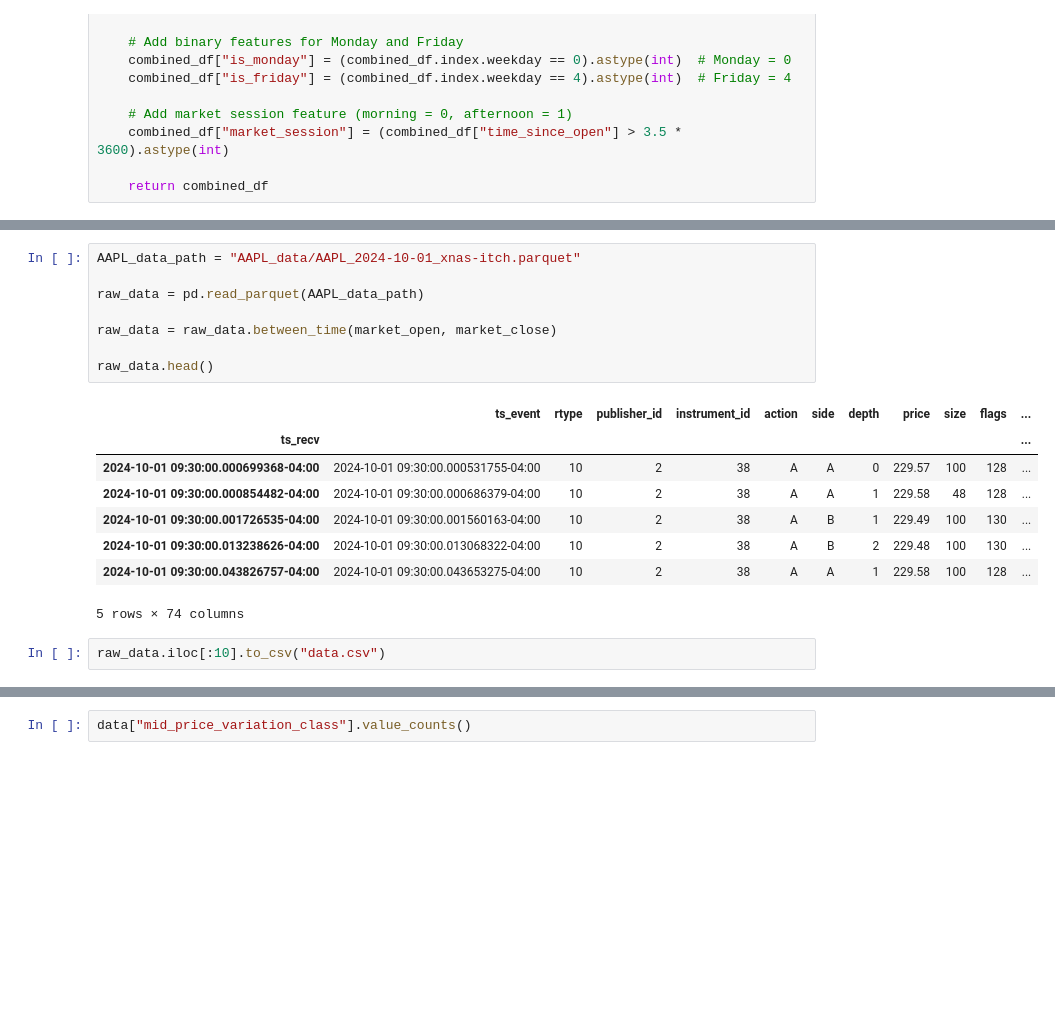
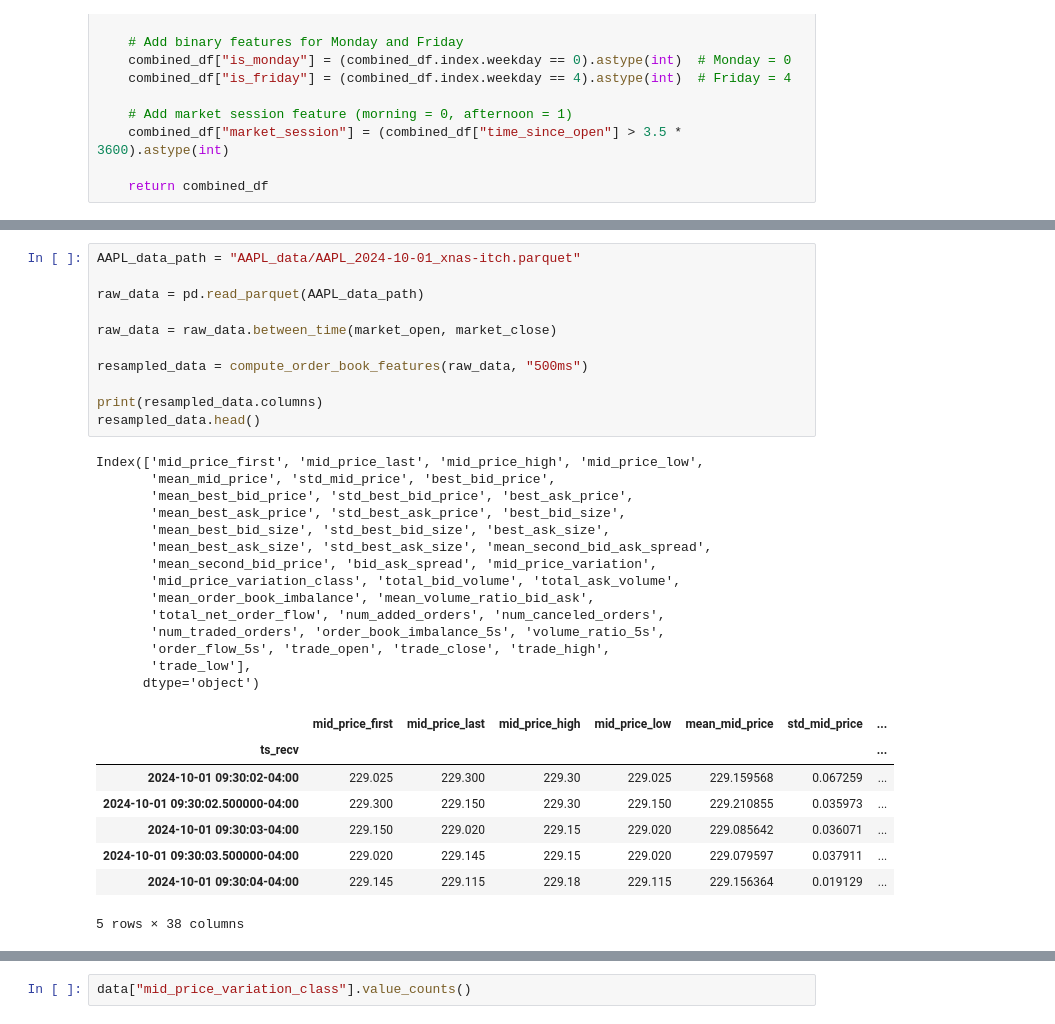
Before and after one commit to LiaoLaurent/Stock-Prediction-Deep-Learning, a Jupyter notebook: feature_engineering.ipynb, the cells around one changed output, grey strips where cells are left out. Drawn from its saved outputs; the diff is of its cells as text; blank space fills up the shorter version.

```diff
--- a/feature_engineering.ipynb
+++ b/feature_engineering.ipynb
@@ -291,19 +242,34 @@ def compute_order_book_features(raw_data, resample_rate, include_all_depths=Fals
 # %%
 AAPL_data_path = "AAPL_data/AAPL_2024-10-01_xnas-itch.parquet"
 
 raw_data = pd.read_parquet(AAPL_data_path)
 
 raw_data = raw_data.between_time(market_open, market_close)
 
-raw_data.head()
+resampled_data = compute_order_book_features(raw_data, "500ms")
+
+print(resampled_data.columns)
+resampled_data.head()
 # %% [output]
+Index(['mid_price_first', 'mid_price_last', 'mid_price_high', 'mid_price_low',
+       'mean_mid_price', 'std_mid_price', 'best_bid_price',
+       'mean_best_bid_price', 'std_best_bid_price', 'best_ask_price',
+       'mean_best_ask_price', 'std_best_ask_price', 'best_bid_size',
+       'mean_best_bid_size', 'std_best_bid_size', 'best_ask_size',
+       'mean_best_ask_size', 'std_best_ask_size', 'mean_second_bid_ask_spread',
+       'mean_second_bid_price', 'bid_ask_spread', 'mid_price_variation',
+       'mid_price_variation_class', 'total_bid_volume', 'total_ask_volume',
+       'mean_order_book_imbalance', 'mean_volume_ratio_bid_ask',
+       'total_net_order_flow', 'num_added_orders', 'num_canceled_orders',
+       'num_traded_orders', 'order_book_imbalance_5s', 'volume_ratio_5s',
+       'order_flow_5s', 'trade_open', 'trade_close', 'trade_high',
+       'trade_low'],
+      dtype='object')
-|  | ts_event | rtype | publisher_id | instrument_id | action | side | depth | price | size | flags | ... |
-| ts_recv |  |  |  |  |  |  |  |  |  |  | ... |
-| 2024-10-01 09:30:00.000699368-04:00 | 2024-10-01 09:30:00.000531755-04:00 | 10 | 2 | 38 | A | A | 0 | 229.57 | 100 | 128 | ... |
-| 2024-10-01 09:30:00.000854482-04:00 | 2024-10-01 09:30:00.000686379-04:00 | 10 | 2 | 38 | A | A | 1 | 229.58 | 48 | 128 | ... |
-| 2024-10-01 09:30:00.001726535-04:00 | 2024-10-01 09:30:00.001560163-04:00 | 10 | 2 | 38 | A | B | 1 | 229.49 | 100 | 130 | ... |
-| 2024-10-01 09:30:00.013238626-04:00 | 2024-10-01 09:30:00.013068322-04:00 | 10 | 2 | 38 | A | B | 2 | 229.48 | 100 | 130 | ... |
-| 2024-10-01 09:30:00.043826757-04:00 | 2024-10-01 09:30:00.043653275-04:00 | 10 | 2 | 38 | A | A | 1 | 229.58 | 100 | 128 | ... |
+|  | mid_price_first | mid_price_last | mid_price_high | mid_price_low | mean_mid_price | std_mid_price | ... |
+| ts_recv |  |  |  |  |  |  | ... |
+| 2024-10-01 09:30:02-04:00 | 229.025 | 229.300 | 229.30 | 229.025 | 229.159568 | 0.067259 | ... |
+| 2024-10-01 09:30:02.500000-04:00 | 229.300 | 229.150 | 229.30 | 229.150 | 229.210855 | 0.035973 | ... |
+| 2024-10-01 09:30:03-04:00 | 229.150 | 229.020 | 229.15 | 229.020 | 229.085642 | 0.036071 | ... |
+| 2024-10-01 09:30:03.500000-04:00 | 229.020 | 229.145 | 229.15 | 229.020 | 229.079597 | 0.037911 | ... |
+| 2024-10-01 09:30:04-04:00 | 229.145 | 229.115 | 229.18 | 229.115 | 229.156364 | 0.019129 | ... |
-5 rows × 74 columns
+5 rows × 38 columns
-# %%
-raw_data.iloc[:10].to_csv("data.csv")
```
Also changed, not shown: parts of 12 cells of this notebook, 3 other files.
